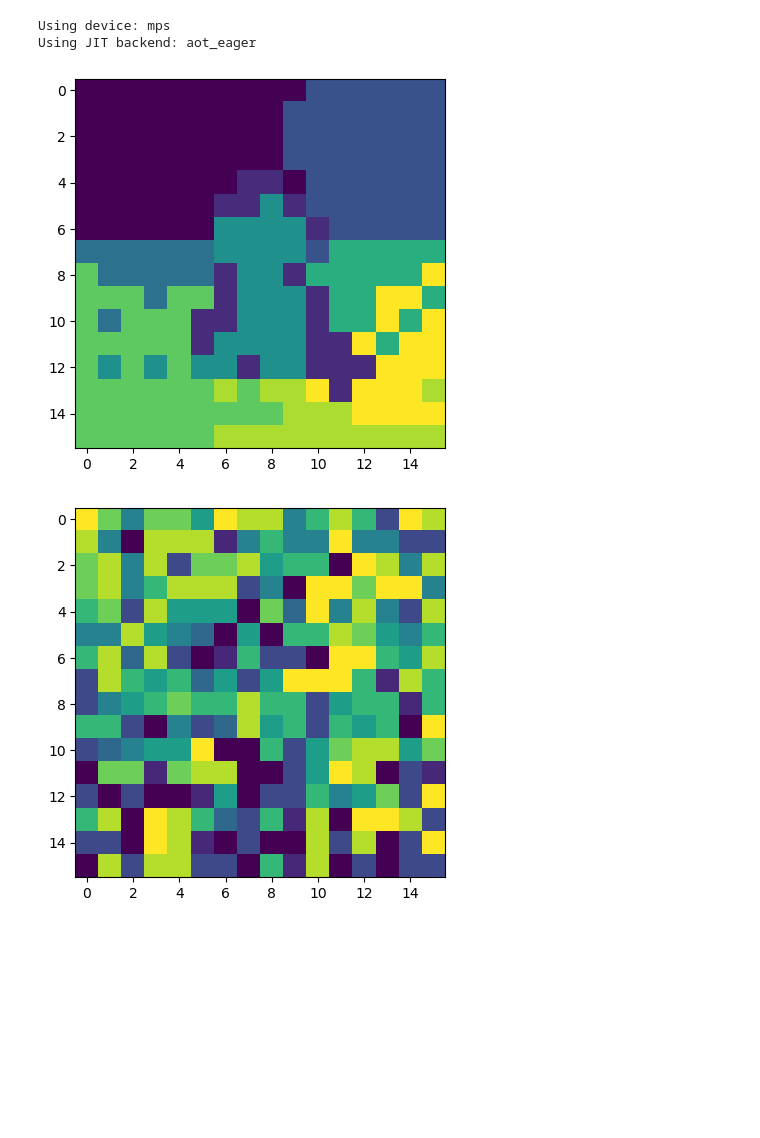
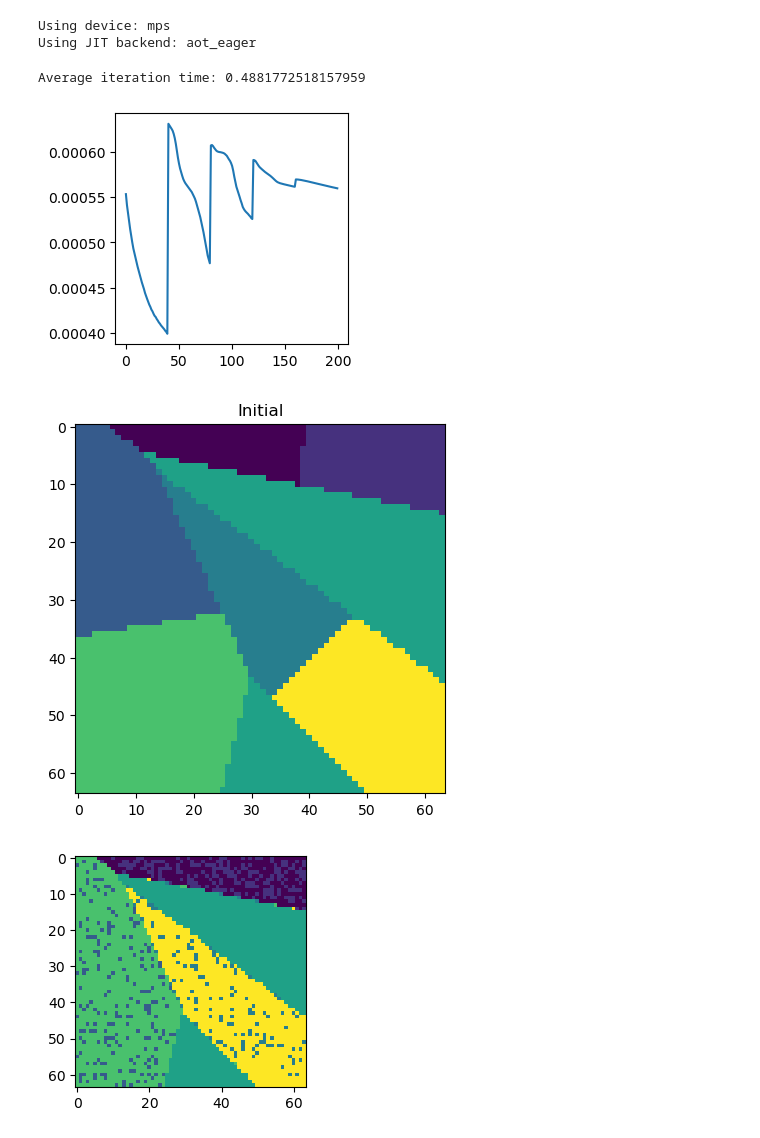
Before and after one commit to isaacwasserman/GNEMS, a Jupyter notebook: GNEMS.ipynb, the cells around one changed output. Drawn from its saved outputs; the diff is of its cells as text; code cells hidden in the pictures; blank space fills up the shorter version.

Commit message:
got graph standalone working

```diff
--- a/GNEMS.ipynb
+++ b/GNEMS.ipynb
@@ -64,9 +64,10 @@ def tile(image, d):
     return tiles
 
 def initial_labels(image, d, n_segments):
-    seg = skimage.segmentation.slic(image, compactness=10, max_num_iter=10,
+    seg = skimage.segmentation.slic(image, compactness=1, max_num_iter=10,
                                     n_segments=n_segments, start_label=0,
                                     enforce_connectivity=False, convert2lab=True)
+
     # while len(np.unique(seg)) > n_segments, merge smallest segments
     while len(np.unique(seg)) > n_segments:
         # count number of pixels in each segment
@@ -88,7 +89,7 @@ def initial_labels(image, d, n_segments):
 def graph_cut(probabilities, d, k, lambda_):
     D = probabilities.reshape(d, d, k)
     D = probabilities.astype(np.double)
-    V = np.full((k, k), lambda_)
+    V = np.full((k, k), lambda_) - (lambda_ * np.eye(k))
     labels = maxflow.abswap_grid(D, V)
     labels = labels.reshape(d**2).astype(np.int64)
     return labels
@@ -232,28 +259,53 @@ class GNEMS_Segmentor:
     #         segmentation = segmentation[:, :, 0]
     #     return segmentation
 # %%
-image = np.array(Image.open("tmp_images/dog.jpg").resize((512, 512)))
-
+image = np.array(Image.open("synthetic_color_images/0001.png").resize((512, 512)))[:,:,:3]
 k = 10
-d = 16
-lambda_ = 0.15
-segmentor = GNEMS_Segmentor(iterations=20, k=k, d=d, lambda_=lambda_)
+d = 64
+lambda_ = 0.0
+segmentor = GNEMS_Segmentor(iterations=5, k=k, d=d, lambda_=lambda_, subset_size=0.5, lr=0.005, epochs=40, n_filters=16)
 segmentor.fit(image)
 seg = segmentor.predict_low_res()
 seg = np.argmax(seg, axis=2)
 initial = segmentor.initial_labels.detach().cpu().numpy().reshape(segmentor.d, segmentor.d, segmentor.k).argmax(axis=2)
 
+plt.figure(figsize=(3, 3))
+plt.plot(segmentor.losses)
+plt.show()
+
+plt.title("Initial")
 plt.imshow(initial)
 plt.show()
-plt.imshow(seg)
-plt.show()
 
-# plot all intermediate probabilities alongside intermediate partitions
-# for i in range(len(segmentor.intermediate_probabilities)):
-#     fig, (ax1, ax2) = plt.subplots(1, 2)
-#     fig.suptitle('Iteration {}'.format(i))
-#     ax1.imshow(segmentor.intermediate_probabilities[i].reshape(d, d, k).argmax(axis=2))
-#     ax2.imshow(segmentor.intermediate_partitions[i].reshape(d, d, k).argmax(axis=2))
+
+plt.figure(figsize=(3, 3))
+for i in range(len(segmentor.intermediate_probabilities)):
+    plt.imshow(segmentor.intermediate_probabilities[i].reshape(d, d, k).argmax(axis=2))
+    plt.show()
+    # # create subplots with 2 rows and 1 column
+    # fig, (ax1, ax2) = plt.subplots(2, 1, gridspec_kw={'height_ratios': [1, 0.1]})
+    # # set dimensions of the plot
+    # fig.set_size_inches(3, 4)
+    # fig.suptitle(f"Iteration {i}")
+    # # remove ticks
+    # ax1.set_xticks([])
+    # ax1.set_yticks([])
+    # ax2.set_xticks([])
+    # ax2.set_yticks([])
+    # ax1.set_aspect("equal")
+    # ax1.imshow(segmentor.intermediate_probabilities[i].reshape(d, d, k).argmax(axis=2))
+    # ax1.set_aspect("equal")
+    # ax2.set_xlim(0, 1)
+    # ax2.barh(y=0, width=(i / len(segmentor.intermediate_probabilities)), height=0.1, color='blue')
+    # plt.tight_layout()
+    # plt.savefig(f"plt_tmp/{i:04d}.png")
+    # plt.close()
+
+# !gifski plt_tmp/*.png --output plt_tmp/output.gif --fps 10 --quality 100 --quiet
+# !rm plt_tmp/*.png
+# display.Image("plt_tmp/output.gif")
 # %% [output]
+Average iteration time: 0.4881772518157959
-[figure, old version]
+[figure, new version]
-[figure, old version]
+[figure, new version]
+[figure, added]
```
Also changed, not shown: parts of 6 cells of this notebook, 19 other files.
